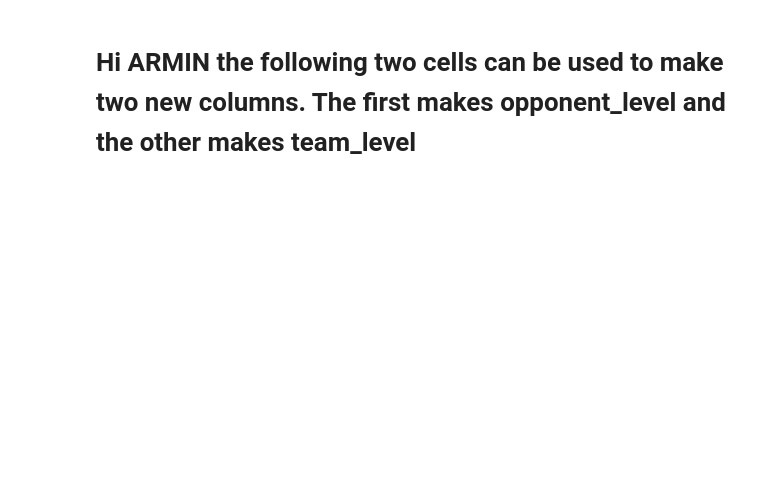
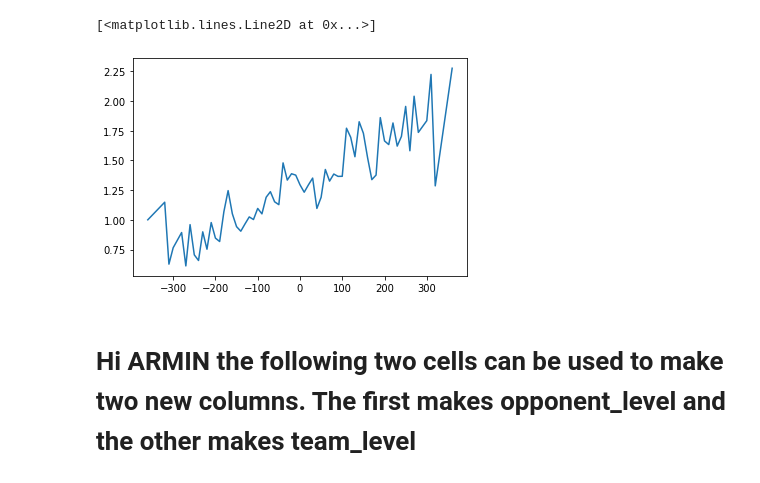
Before and after one commit to 1kruidenp/fflpred, a Jupyter notebook: notebooks/peps_notebook_trio.ipynb, the cells around one changed output. Cells and saved outputs as stored; diff of their text form; code cells hidden in the pictures; blank space fills up the shorter version.

```diff
--- a/notebooks/peps_notebook_trio.ipynb
+++ b/notebooks/peps_notebook_trio.ipynb
@@ -10,3 +49,14 @@ complete_data
+# %%
+X=df21['team_level']-df21['opponent_level']
+y=df21['total_points']
+
+d={'overall_level':X,'total_points':y}
+abc=pd.DataFrame(d)
+abc
+plt.plot(abc.groupby('overall_level').mean())
+# %% [output]
+[<matplotlib.lines.Line2D at 0x...>]
+[figure, added]
 # %%
 import pandas as pd
 # %% [markdown]
```
Also changed, not shown: parts of 9 cells of this notebook, 2 other files.
